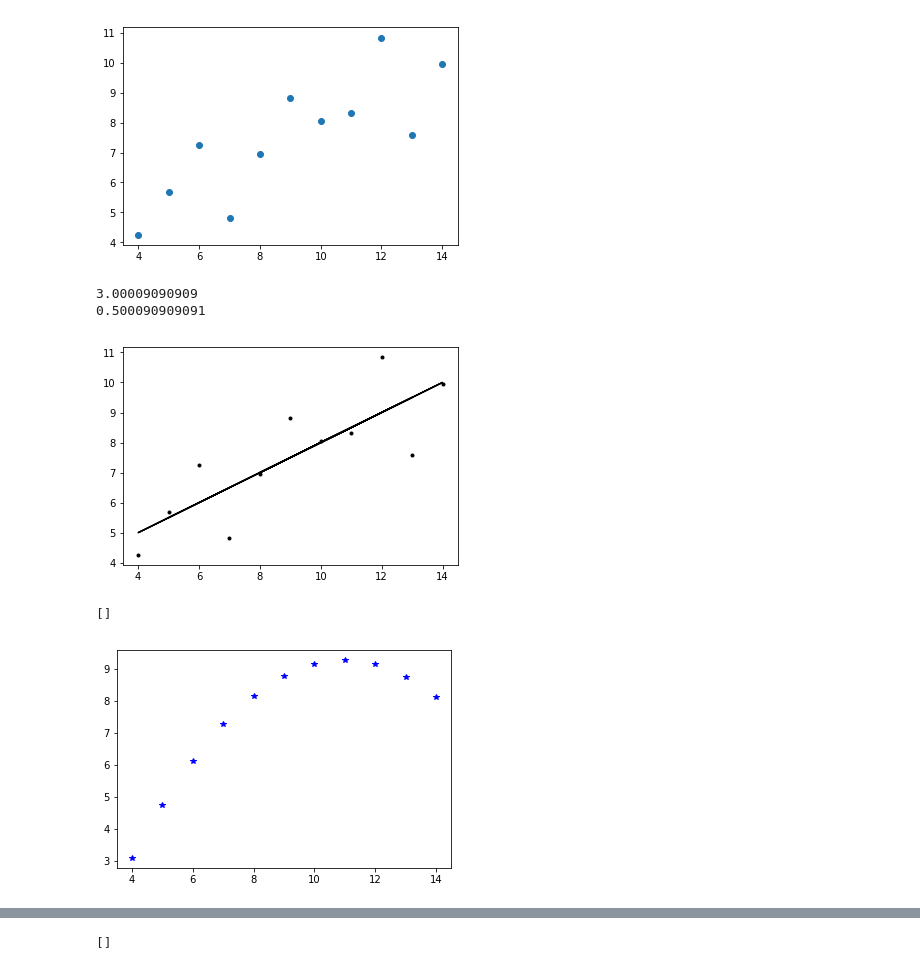
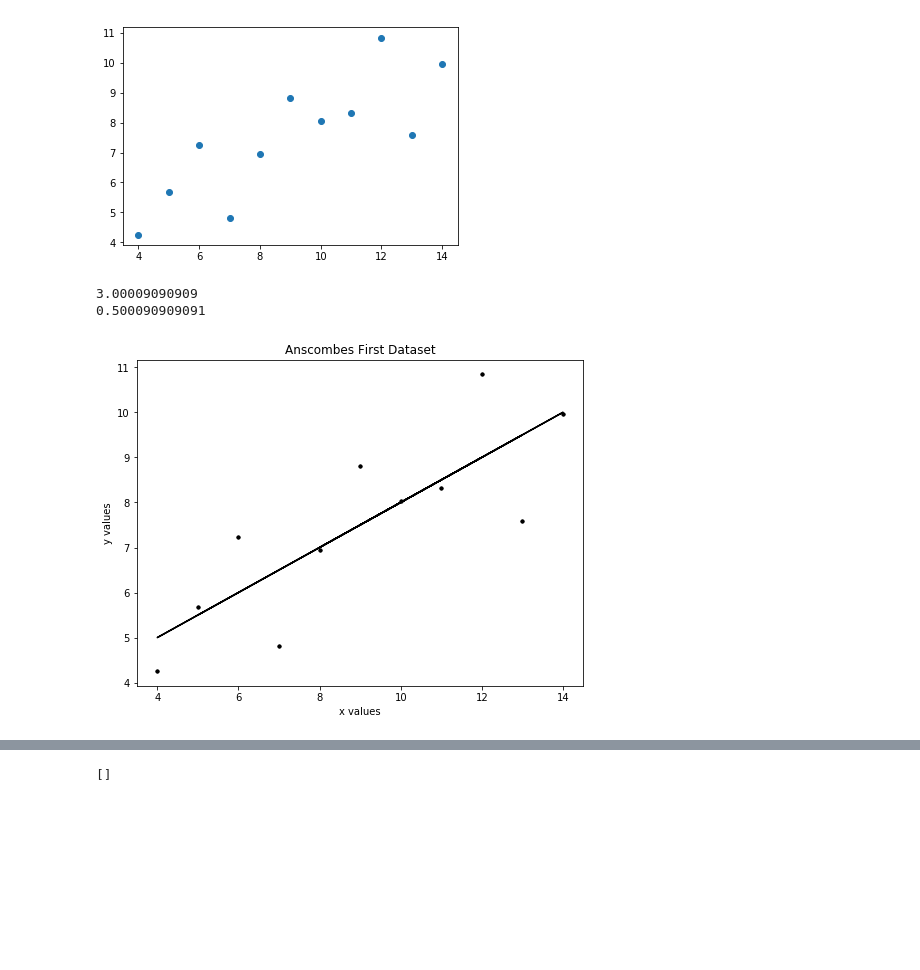
Before and after one commit to nualagallagher/fundamentals-of-data-analysis, a Jupyter notebook: fundamentals of data analysis assignment.ipynb, the cells around one changed output, grey strips where cells are left out. Saved outputs shown, nothing was run; the diff lists cells and outputs as text; code cells hidden in the pictures; blank space fills up the shorter version.

```diff
--- a/fundamentals of data analysis assignment.ipynb
+++ b/fundamentals of data analysis assignment.ipynb
@@ -154,33 +154,33 @@ TypeError: 'numpy.float64' object cannot be interpreted as an integer
 # %%
 # rename the variables for clarity
 x = w
 y = d
 
+#K generate black coloured data and . creates dots for marking the points in the graph.
 #plot x and y variables in a scatter plot
 plt.plot(x, y, 'k.',label='original data')
+pylab.xlabel('x values')
+pylab.ylabel('y values')
+pylab.title('Anscombes First Dataset')
 
 #find the best fit line using the equation of the line
 (m,c) = np.polyfit(x, y, 1)
 print(c)
 print(m)
 
 #print the best fit line
 z = np.polyval([m,c], x)
 plt.plot(x, z, 'k-')
 plt.show()
 
 
+
+
 #https://stackoverflow.com/questions/29819634/how-can-i-place-a-best-fit-line-to-the-plotted-points
 # %% [output]
 3.00009090909
 0.500090909091
-[figure, old version]
+[figure, new version]
 # %%
 e = [10, 8, 13, 9, 11, 14, 6, 4, 12, 7, 5]
 f = [9.14, 8.14, 8.74, 8.77, 9.26, 8.1, 6.13, 3.1, 9.13, 7.26, 4.74]
-# %%
-plt.plot(e, f,'b*')
-plt.plot()
-# %% [output]
-[]
-[figure, removed]
```
Also changed, not shown: parts of 7 cells of this notebook.
